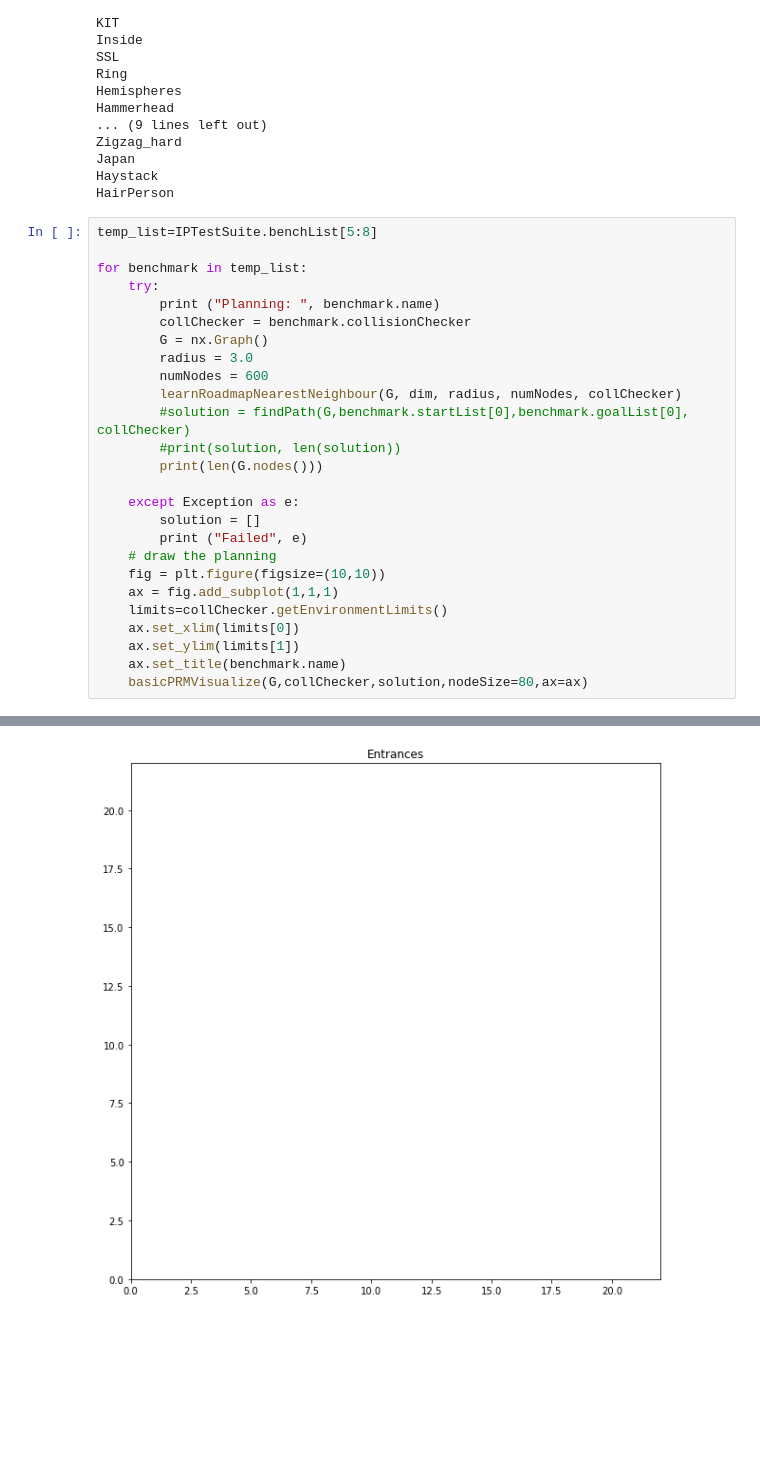
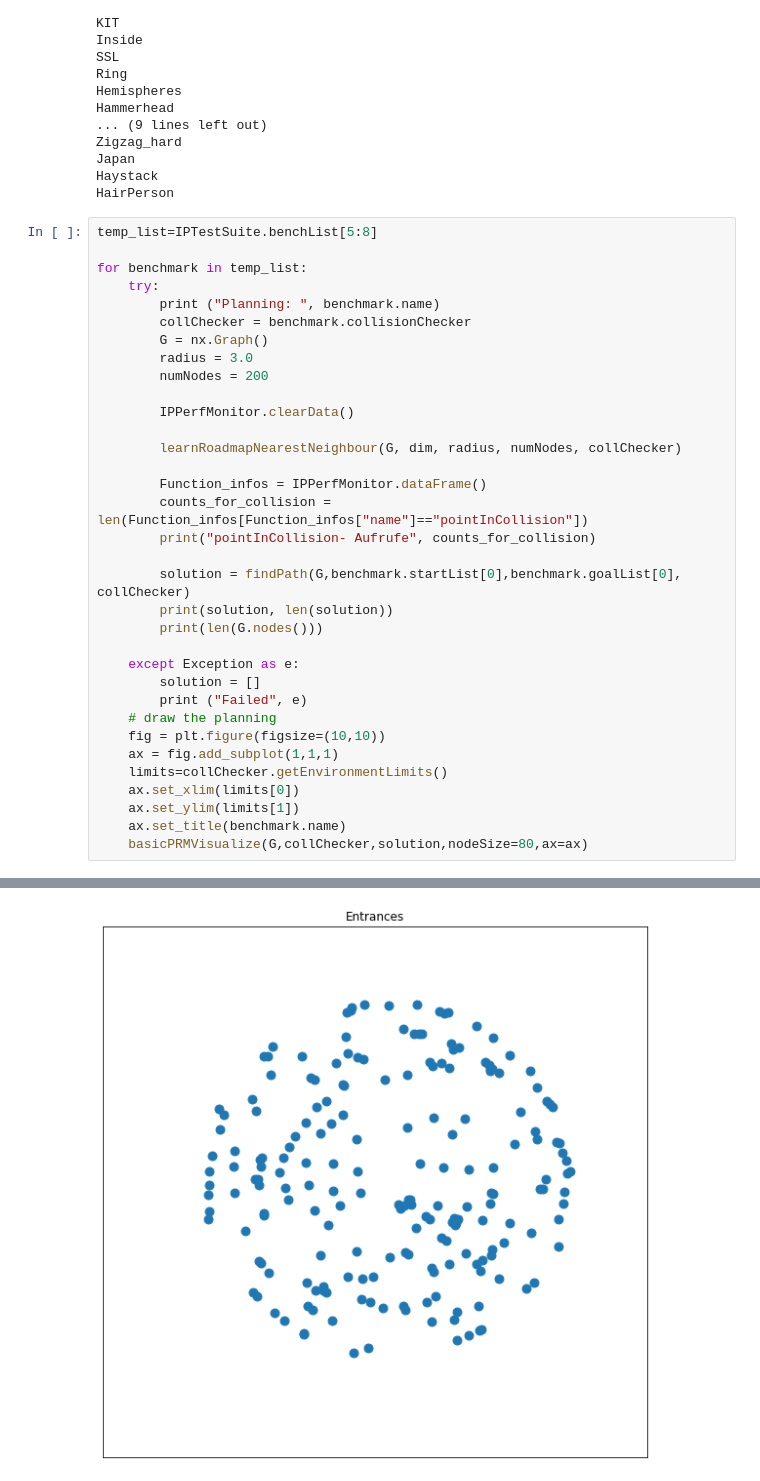
Before and after one commit to Keypos/Roboterprogrammierung_Projektarbeit, a Jupyter notebook: Aufgabe1_Bridge.ipynb, the cells around one changed output, grey strips where cells are left out. Drawn from its saved outputs; the diff is of its cells as text; blank space fills up the shorter version.

```diff
--- a/Aufgabe1_Bridge.ipynb
+++ b/Aufgabe1_Bridge.ipynb
@@ -244,10 +246,18 @@ for benchmark in temp_list:
         collChecker = benchmark.collisionChecker
         G = nx.Graph()
         radius = 3.0
-        numNodes = 600
+        numNodes = 200
+
+        IPPerfMonitor.clearData()
+
         learnRoadmapNearestNeighbour(G, dim, radius, numNodes, collChecker)
-        #solution = findPath(G,benchmark.startList[0],benchmark.goalList[0], collChecker)
-        #print(solution, len(solution))
+
+        Function_infos = IPPerfMonitor.dataFrame()
+        counts_for_collision = len(Function_infos[Function_infos["name"]=="pointInCollision"])
+        print("pointInCollision- Aufrufe", counts_for_collision)
+
+        solution = findPath(G,benchmark.startList[0],benchmark.goalList[0], collChecker)
+        print(solution, len(solution))
         print(len(G.nodes()))
 
     except Exception as e:
@@ -268 +284 @@ NameError: name 'solution' is not defined
-[figure, old version]
+[figure, new version]
```
Also changed, not shown: parts of 2 cells of this notebook.
